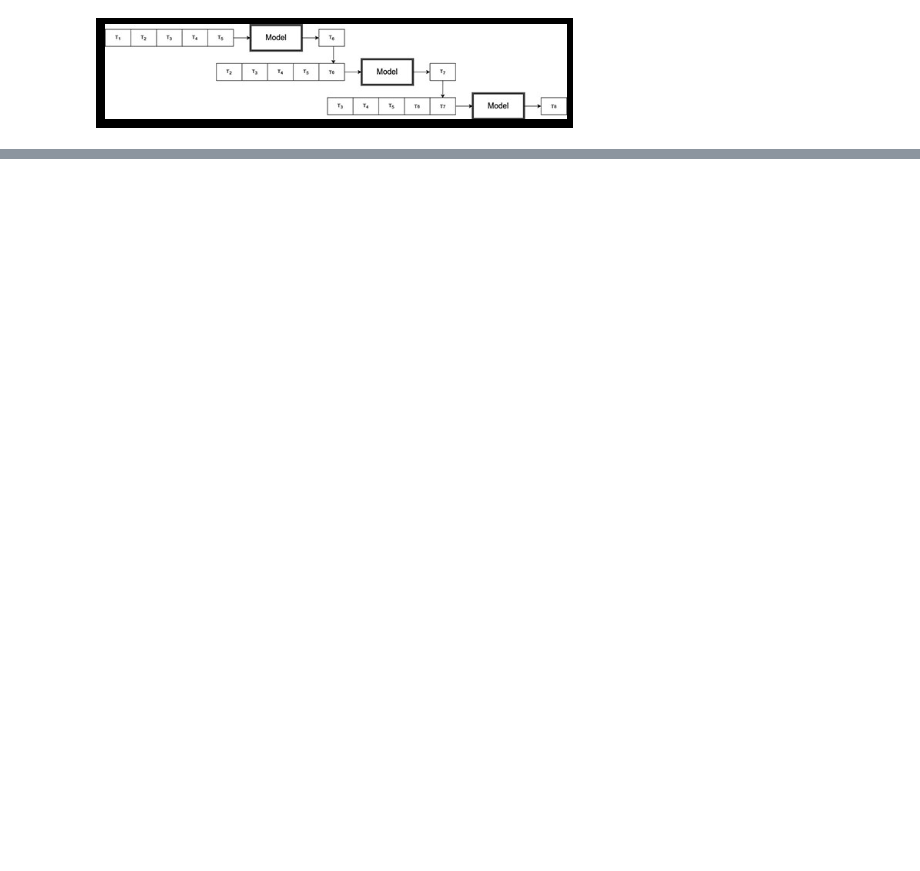
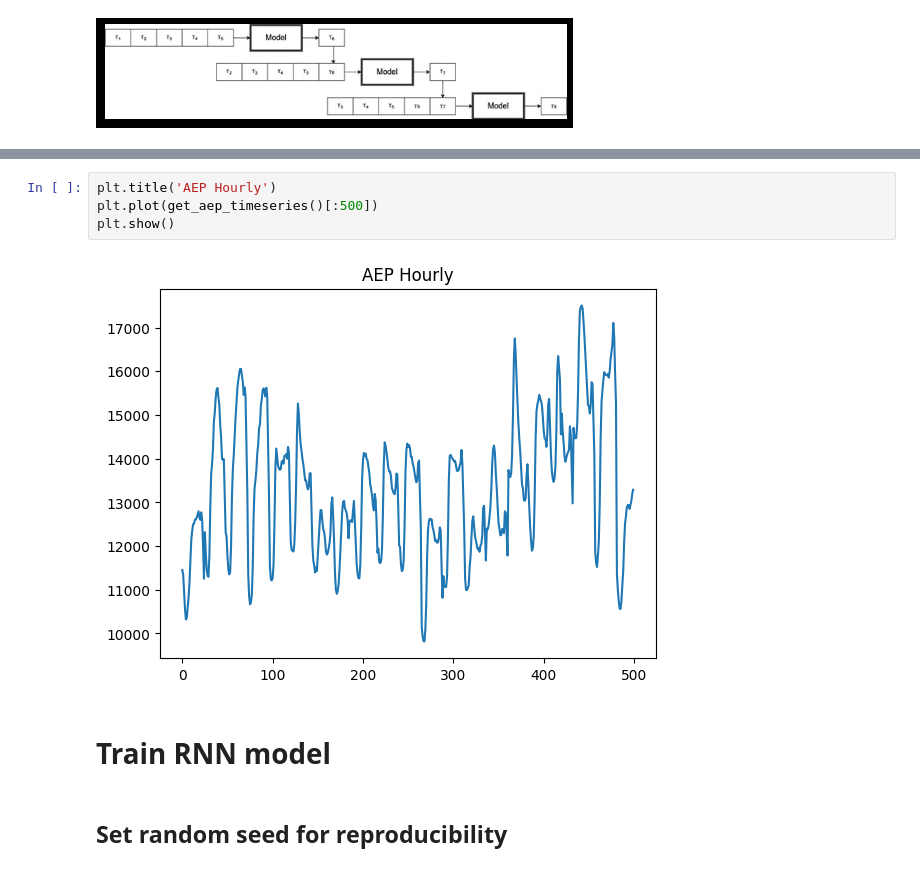
Before and after one commit to jdvillegasg/datascienceblog, a Jupyter notebook: notebooks/rnn.ipynb, the cells around one changed output, grey strips where cells are left out. Drawn from its saved outputs; the diff is of its cells as text; blank space fills up the shorter version.

```diff
--- a/notebooks/rnn.ipynb
+++ b/notebooks/rnn.ipynb
@@ -4,0 +109,10 @@
+# %%
+plt.title('AEP Hourly')
+plt.plot(get_aep_timeseries()[:500])
+plt.show()
+# %% [output]
+[figure, added]
+# %% [markdown]
+<h1>Train RNN model</h1>
+# %% [markdown]
+<h2>Set random seed for reproducibility</h2>
```
Also changed, not shown: parts of 28 cells of this notebook, 14 other files.
